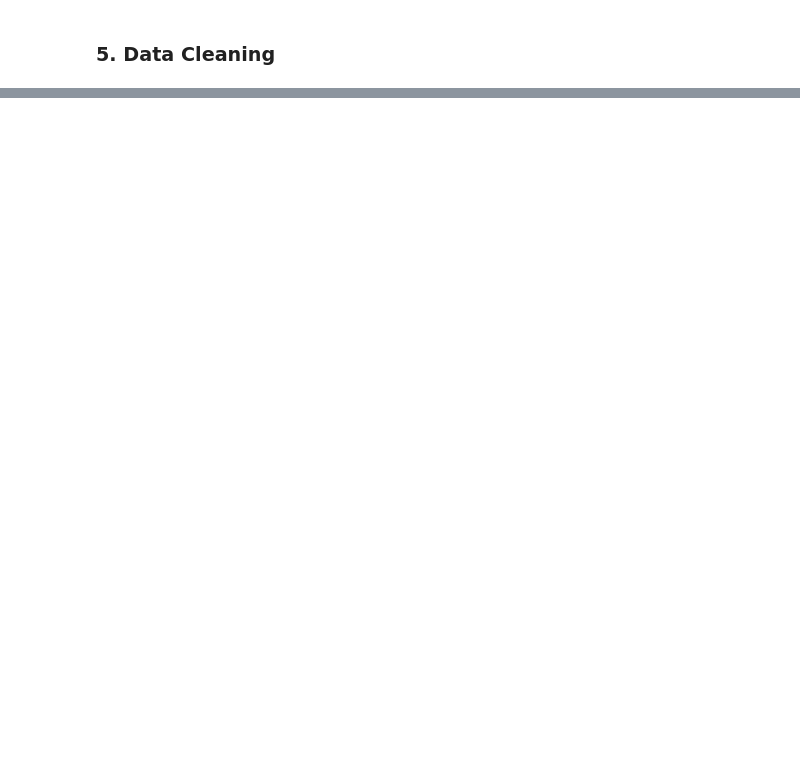
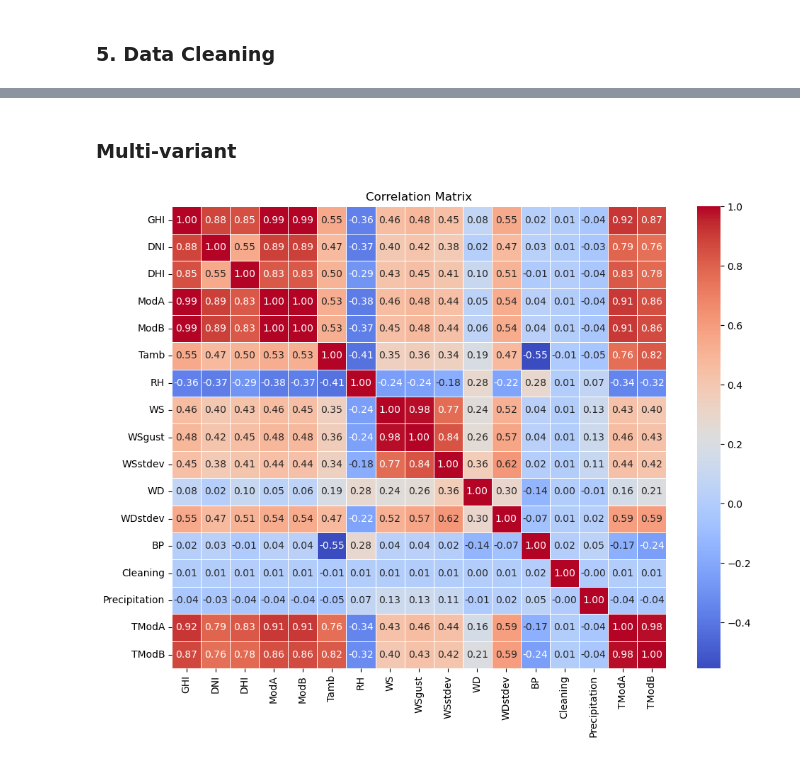
Before and after one commit to J0-Y0/moon_light_energy, a Jupyter notebook: notebooks/EDA_analysis.ipynb, the cells around one changed output, grey strips where cells are left out. Drawn from its saved outputs; the diff is of its cells as text; code cells hidden in the pictures; blank space fills up the shorter version.

```diff
--- a/notebooks/EDA_analysis.ipynb
+++ b/notebooks/EDA_analysis.ipynb
@@ -32,0 +101,13 @@ cleaned_data.head()
+# %% [markdown]
+###   Multi-variant
+# %%
+# Select only numeric columns for correlation matrix
+numeric_data = cleaned_data.select_dtypes(include=[float, int])
+
+plt.figure(figsize=(10, 8))
+sns.heatmap(numeric_data.corr(), annot=True, cmap='coolwarm', fmt='.2f', linewidths=0.5)
+plt.title('Correlation Matrix')
+plt.tight_layout()
+plt.show()
+# %% [output]
+[figure, added]
```
Also changed, not shown: parts of 21 cells of this notebook.
